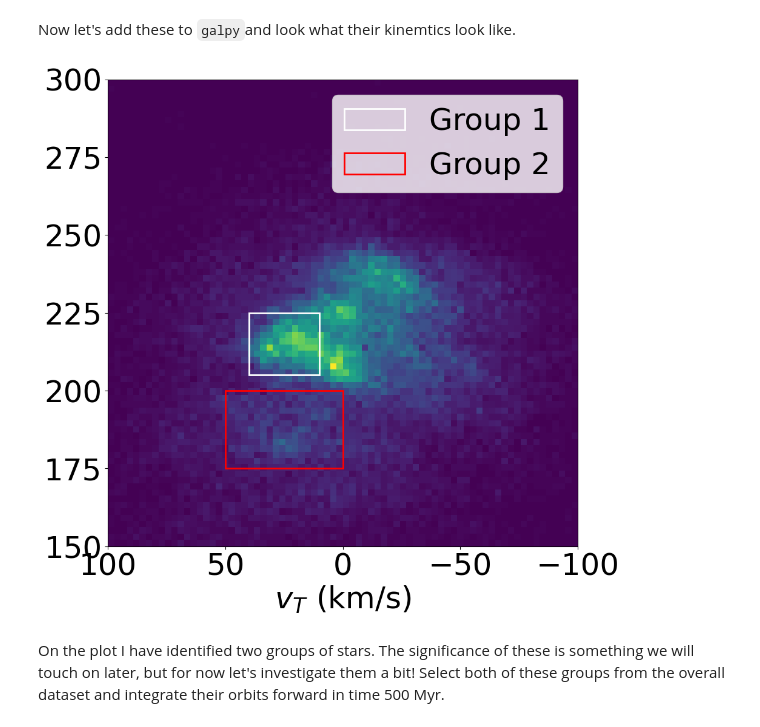
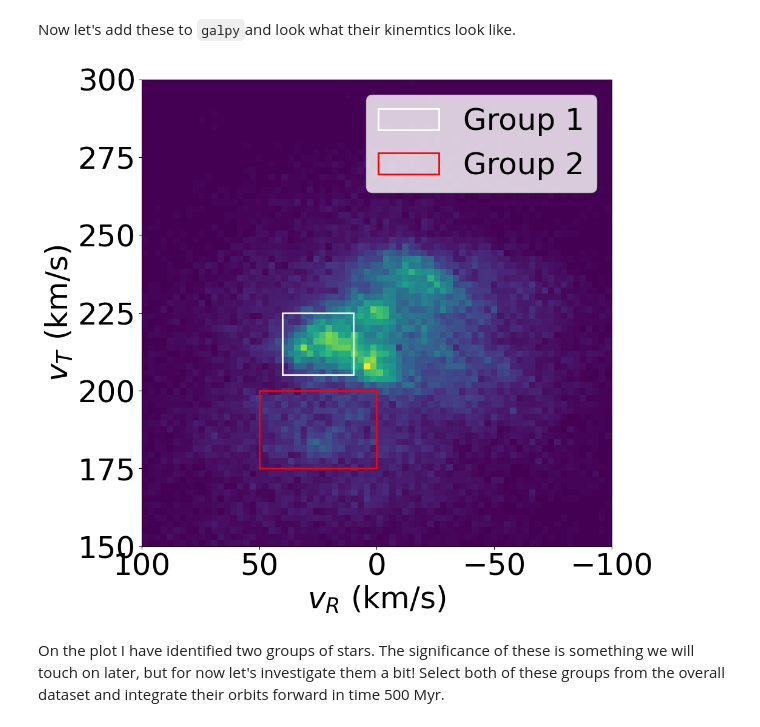
Before and after one commit to imedan/gs_guest_lecture, a Jupyter notebook: notebooks/04_stars_of_a_feather.ipynb, the cells around one changed output. Saved outputs shown, nothing was run; the diff lists cells and outputs as text; code cells hidden in the pictures.

```diff
--- a/notebooks/04_stars_of_a_feather.ipynb
+++ b/notebooks/04_stars_of_a_feather.ipynb
@@ -35,20 +35,20 @@ o = Orbit(c, ro=8, vo=220)
 # %%
 from matplotlib.patches import Rectangle
 
 f, ax = plt.subplots(1, 1, figsize=(10, 10))
 ax.hist2d(o.vR(use_physical=True), o.vT(use_physical=True),
            bins=[np.linspace(-100, 100, 75), np.linspace(150, 300, 75)])
 rect = Rectangle((10, 205), 30, 20, linewidth=2, edgecolor='w', facecolor='none', label='Group 1')
 ax.add_patch(rect)
 rect = Rectangle((0, 175), 50, 25, linewidth=2, edgecolor='r', facecolor='none', label='Group 2')
 ax.add_patch(rect)
 plt.legend()
 ax.set_xlabel(r'$v_R$ (km/s)')
-ax.set_xlabel(r'$v_T$ (km/s)')
+ax.set_ylabel(r'$v_T$ (km/s)')
 ax.invert_xaxis()
 plt.show()
 # %% [output]
-[figure, old version]
+[figure, new version]
 # %% [markdown]
 On the plot I have identified two groups of stars. The significance of these is something we will touch on later, but for now let's investigate them a bit! Select both of these groups from the overall dataset and integrate their orbits forward in time 500 Myr.
 # %%
```
Also changed, not shown: parts of 1 cell of this notebook, 1 other file.
